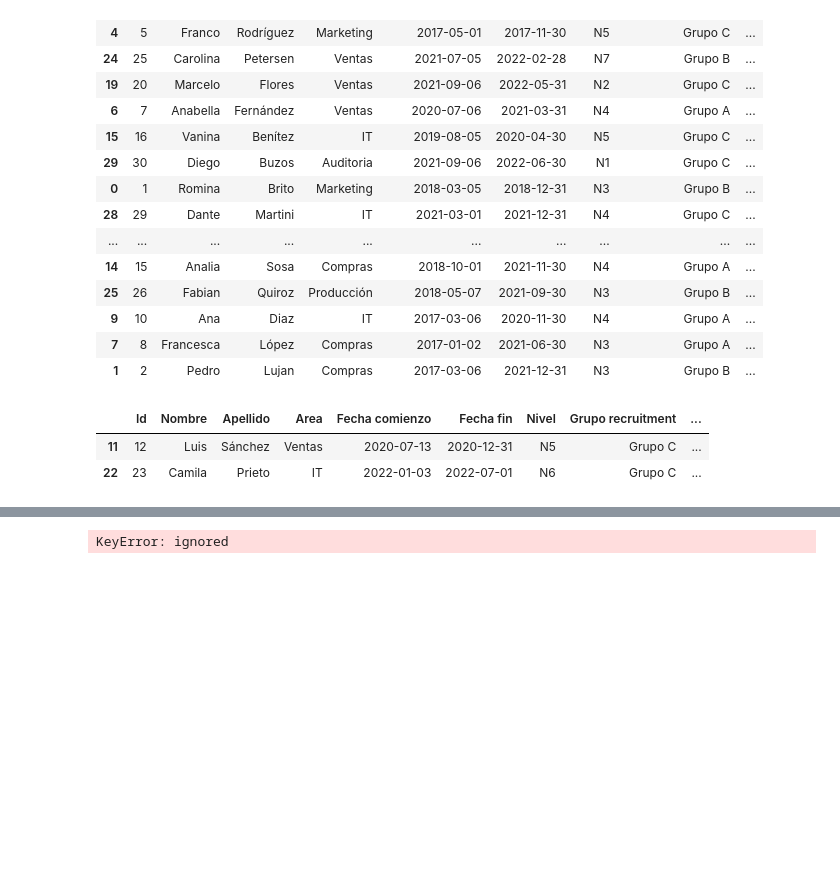
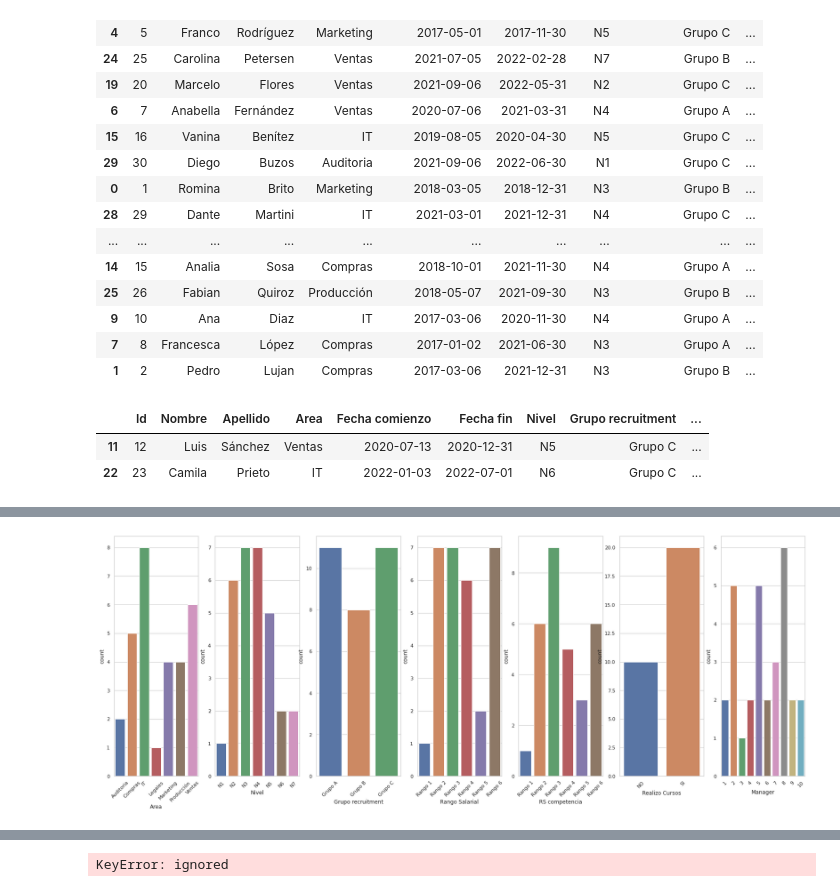
Before and after one commit to alexandergribenchenko/EDVai_DE, a Jupyter notebook: Sesion_01/NB_Sesion_01_Alexander.ipynb, the cells around one changed output, grey strips where cells are left out. Saved outputs shown, nothing was run; the diff lists cells and outputs as text; code cells hidden in the pictures; blank space fills up the shorter version.

```diff
--- a/Sesion_01/NB_Sesion_01_Alexander.ipynb
+++ b/Sesion_01/NB_Sesion_01_Alexander.ipynb
@@ -65,0 +130,13 @@ df.head(2)
+# %%
+# col_cat = ['Area', 'Nivel', 'Grupo recruitment', 'Rango Salarial', 'RS competencia', 'Realizo Cursos']
+
+fig, axs = plt.subplots(nrows=1, ncols=len(col_cat), sharey=False)
+fig.set_size_inches(28, 10)
+
+for index, col in enumerate(col_cat):
+  col_order = sorted(df[col].unique())
+  sns.countplot(ax=axs[index], x=col, data=df, order=col_order)
+  axs[index].set_xticklabels(axs[index].get_xticklabels(), rotation=45)
+plt.show()
+# %% [output]
+[figure, added]
```
Also changed, not shown: parts of 17 cells of this notebook.
